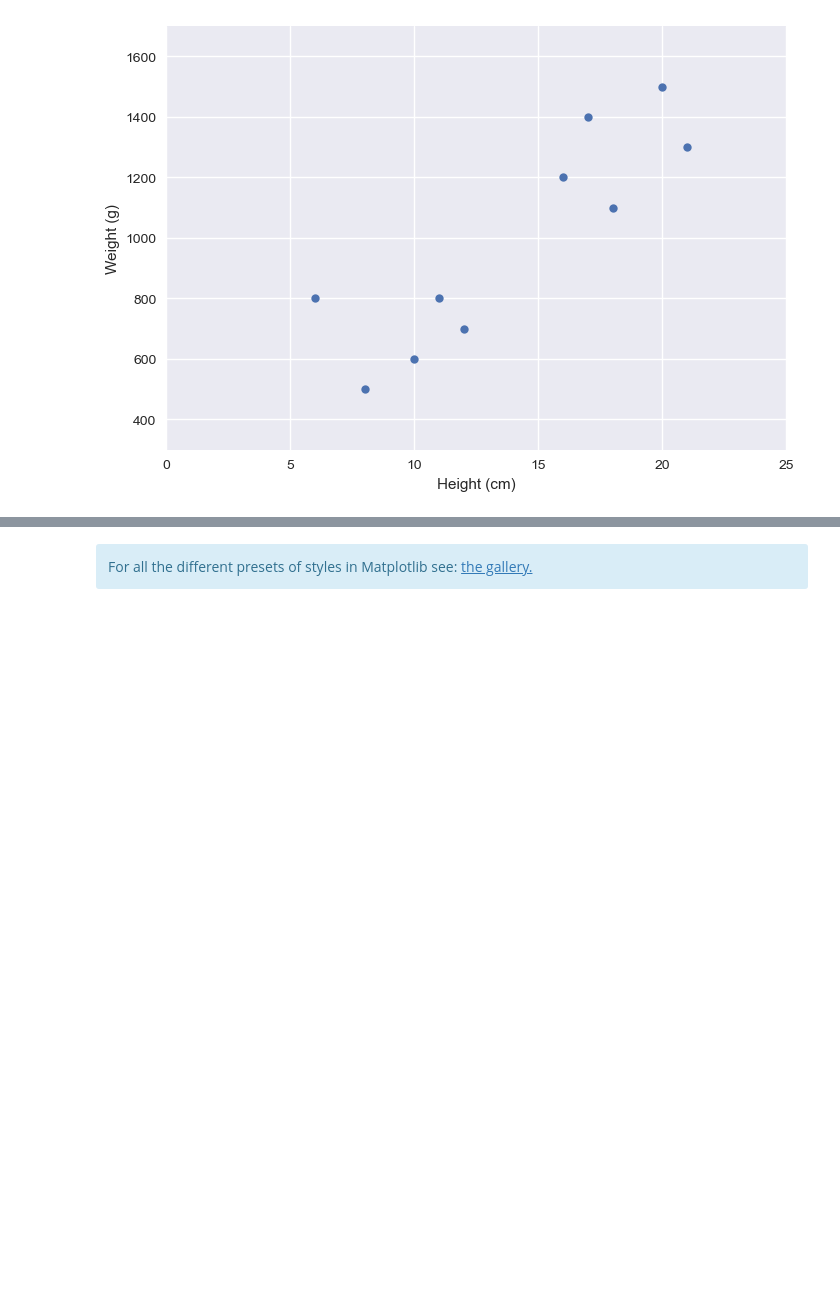
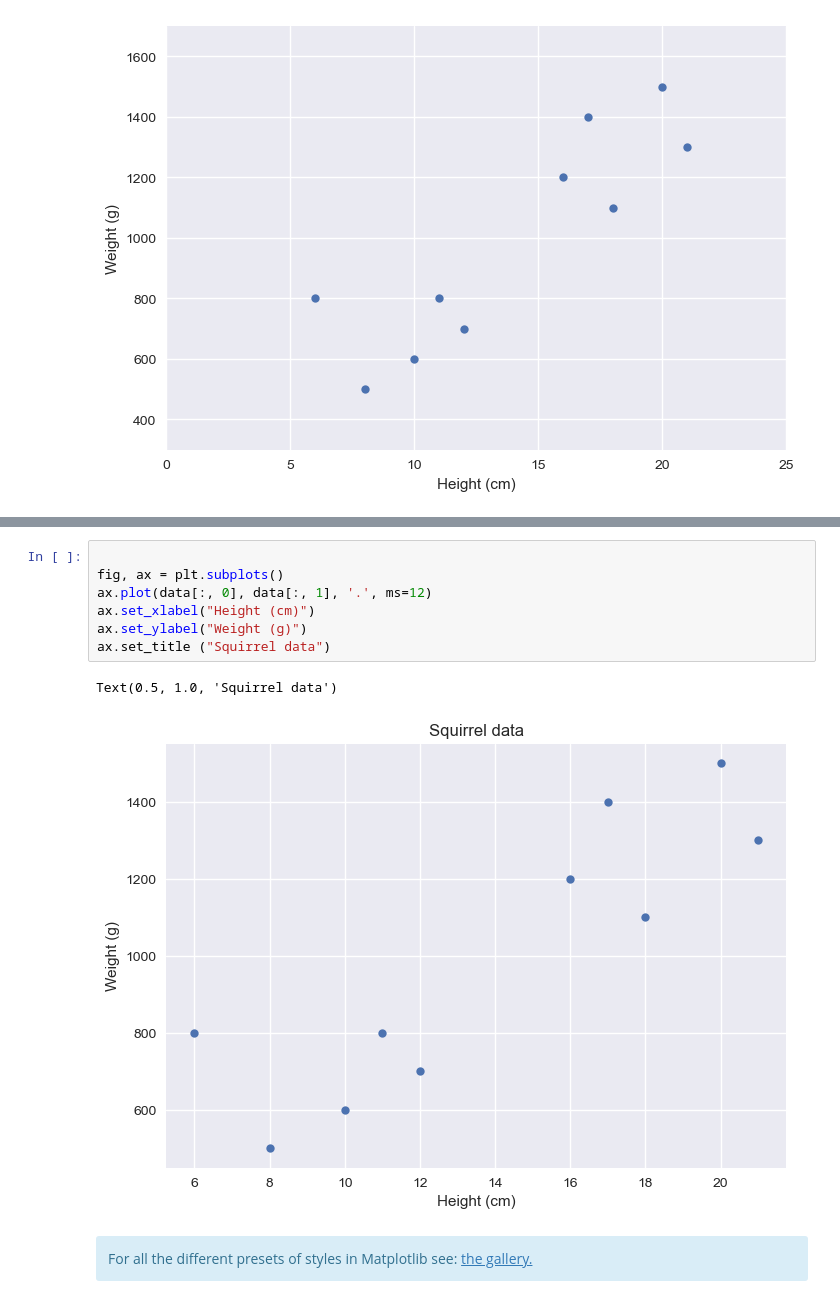
Before and after one commit to EEGLabUKSH/datascience_in_practice, a Jupyter notebook: _build/jupyter_execute/tutorials/02-Plotting.ipynb, the cells around one changed output, grey strips where cells are left out. Cells and saved outputs as stored; diff of their text form; blank space fills up the shorter version.

```diff
--- a/_build/jupyter_execute/tutorials/02-Plotting.ipynb
+++ b/_build/jupyter_execute/tutorials/02-Plotting.ipynb
@@ -183,3 +194,13 @@ ax.set(xlabel='Height (cm)', ylabel='Weight (g)',
+# %%
+
+fig, ax = plt.subplots()
+ax.plot(data[:, 0], data[:, 1], '.', ms=12)
+ax.set_xlabel("Height (cm)")
+ax.set_ylabel("Weight (g)")
+ax.set_title ("Squirrel data")
+# %% [output]
+Text(0.5, 1.0, 'Squirrel data')
+[figure, added]
 # %% [markdown]
 
 <div class="alert alert-info">
```
Also changed, not shown: parts of 5 cells of this notebook, 36 other files.
